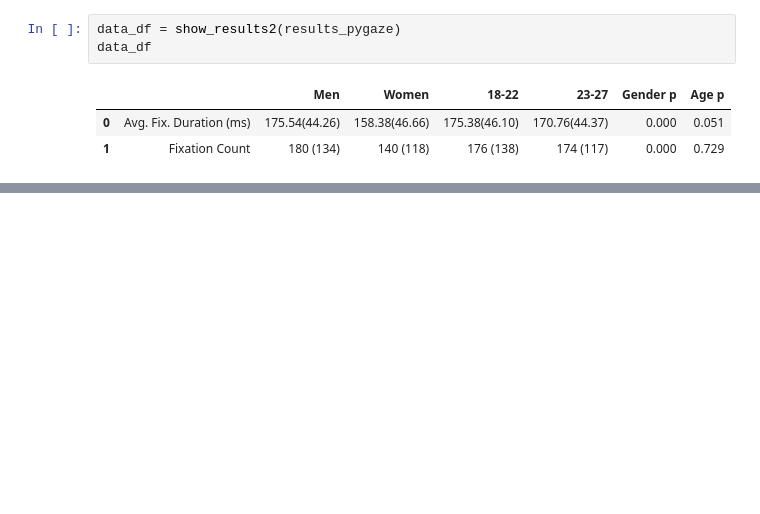
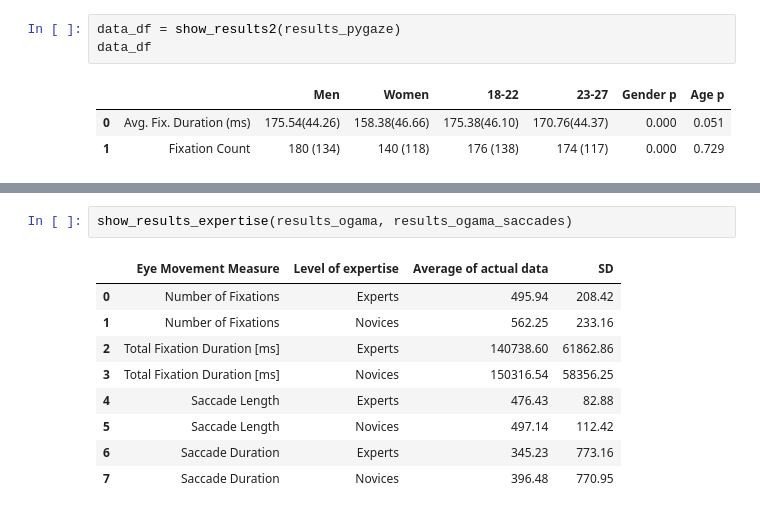
Before and after one commit to brains-on-code/eye-tracking-tools-influence, a Jupyter notebook: StudyEMIP.ipynb, the cells around one changed output, grey strips where cells are left out. Saved outputs shown, nothing was run; the diff lists cells and outputs as text; blank space fills up the shorter version.

```diff
--- a/StudyEMIP.ipynb
+++ b/StudyEMIP.ipynb
@@ -479,0 +1005,12 @@ data_df
+# %%
+show_results_expertise(results_ogama, results_ogama_saccades)
+# %% [output]
+|  | Eye Movement Measure | Level of expertise | Average of actual data | SD |
+| 0 | Number of Fixations | Experts | 495.94 | 208.42 |
+| 1 | Number of Fixations | Novices | 562.25 | 233.16 |
+| 2 | Total Fixation Duration [ms] | Experts | 140738.60 | 61862.86 |
+| 3 | Total Fixation Duration [ms] | Novices | 150316.54 | 58356.25 |
+| 4 | Saccade Length | Experts | 476.43 | 82.88 |
+| 5 | Saccade Length | Novices | 497.14 | 112.42 |
+| 6 | Saccade Duration | Experts | 345.23 | 773.16 |
+| 7 | Saccade Duration | Novices | 396.48 | 770.95 |
```
Also changed, not shown: parts of 17 cells of this notebook, 3 other files.
